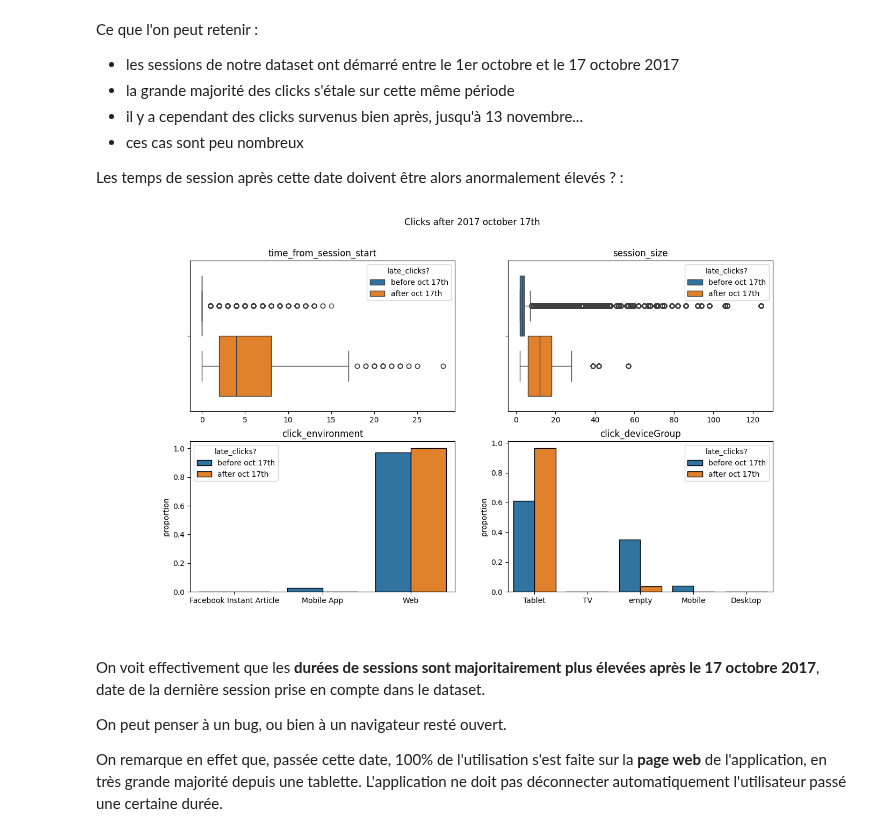
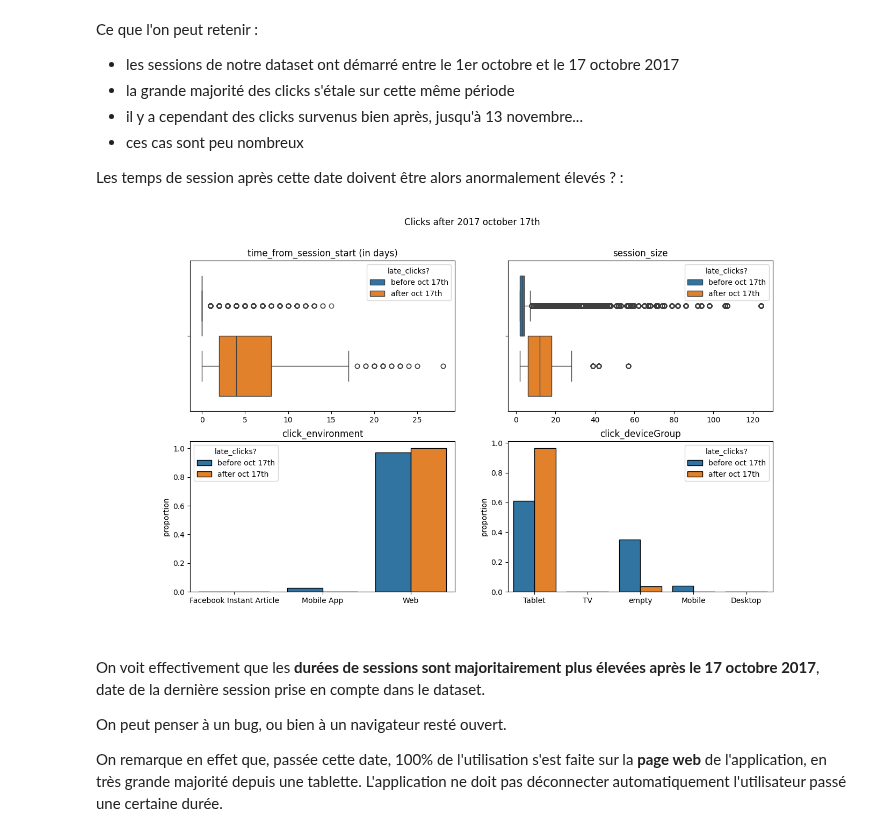
Before and after one commit to ClementPatin/OC-P9, a Jupyter notebook: Patin_Clement_2_scripts_052024/a_eda_and_model_selection.ipynb, the cells around one changed output. Saved outputs shown, nothing was run; the diff lists cells and outputs as text; code cells hidden in the pictures.

```diff
--- a/Patin_Clement_2_scripts_052024/a_eda_and_model_selection.ipynb
+++ b/Patin_Clement_2_scripts_052024/a_eda_and_model_selection.ipynb
@@ -332,6 +335,7 @@ if "late_clicks_explore.png" not in os.listdir("mySaves/images/plots") :
     explore_late_clicks["time_from_session_start (in days)"] = (explore_late_clicks["click_timestamp"] - explore_late_clicks["session_start"]).dt.days
     # feature to tag clicks after october 17th
     explore_late_clicks["late_clicks?"] = explore_late_clicks["click_timestamp"].apply(lambda x : "after oct 17th" if x > datetime.datetime(year=2017, month=10, day=18) else "before oct 17th")
+    explore_late_clicks=explore_late_clicks.sort_values("late_clicks?", ascending=False)
 
     ## plot "time_from_session_start", "session_size", "click_environment", "click_deviceGroup" distributions by "late_clicks?"
 
@@ -347,35 +351,35 @@ if "late_clicks_explore.png" not in os.listdir("mySaves/images/plots") :
     for ax, col in zip([axs[2], axs[3]],["click_environment", "click_deviceGroup"]) :
         # create mask to filter "explore_late_clicks" by "late_clicks?"
         mask = explore_late_clicks["late_clicks?"] == "after oct 17th"
         # filter and "value_counts"
         late_prop = explore_late_clicks.loc[mask, col].value_counts(normalize=True).to_frame()
         late_prop["late_clicks?"] = "after oct 17th"
         casual_prop = explore_late_clicks.loc[~mask, col].value_counts(normalize=True).to_frame()
         casual_prop["late_clicks?"] = "before oct 17th"
         # concatenate
         prop = pd.concat([casual_prop, late_prop]).reset_index()
         # plot
         sns.barplot(data=prop, x=col, y="proportion", hue="late_clicks?", ax=ax, edgecolor="k")
 
     # titles
-    for i,col in enumerate(["time_from_session_start", "session_size", "click_environment", "click_deviceGroup"]) :
+    for i,col in enumerate(["time_from_session_start (in days)", "session_size", "click_environment", "click_deviceGroup"]) :
         axs[i].set_title(col)
         axs[i].set_xlabel("")
     fig.suptitle("Clicks after 2017 october 17th")
 
     # save
     fig.savefig("mySaves/images/plots/late_clicks_explore.png")
 
     plt.show()
 
     del explore_late_clicks
     gc.collect()
 
 else :
     # load image
     display(Image.open("mySaves/images/plots/late_clicks_explore.png"))
 # %% [output]
-[figure, old version]
+[figure, new version]
 # %% [markdown]
 On voit effectivement que les **durées de sessions sont majoritairement plus élevées après le 17 octobre 2017**, date de la dernière session prise en compte dans le dataset.
 
```
Also changed, not shown: parts of 5 cells of this notebook, 6 other files.
